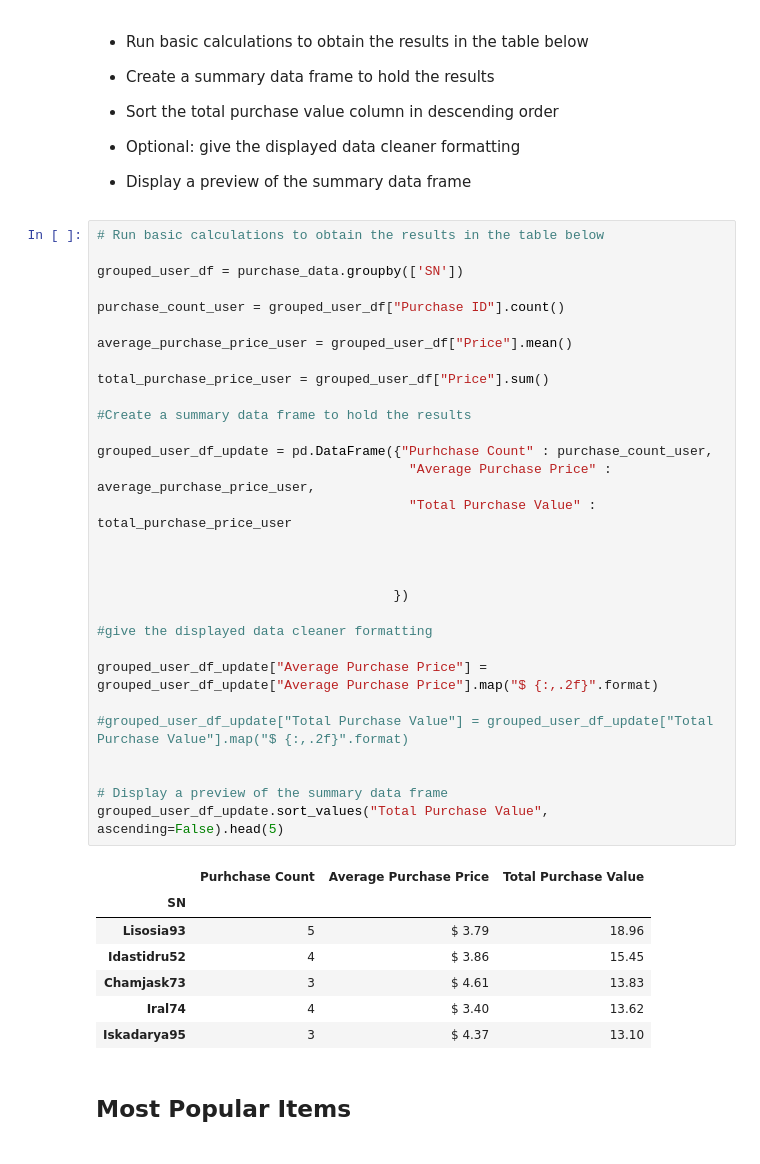
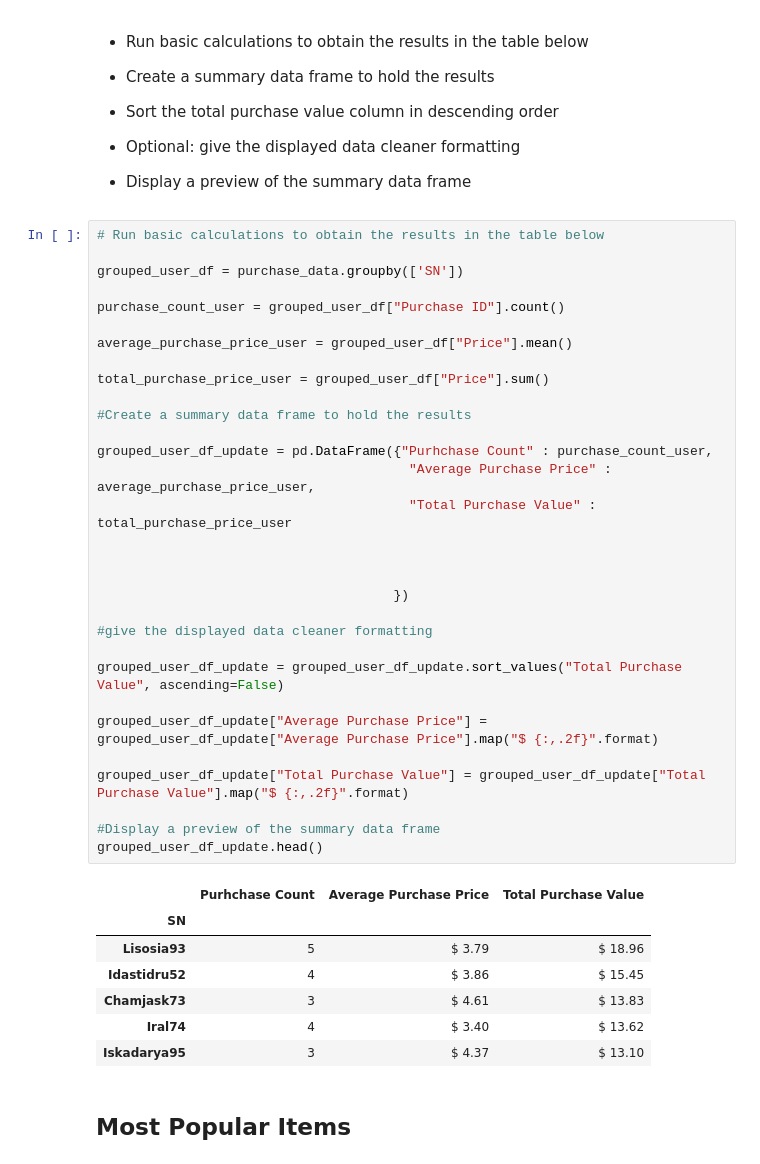
Before and after one commit to amitbuet97/HeroesOfPymoli, a Jupyter notebook: HeroesOfPymoli_starter.ipynb, the cells around one changed output. Saved outputs shown, nothing was run; the diff lists cells and outputs as text.

```diff
--- a/HeroesOfPymoli_starter.ipynb
+++ b/HeroesOfPymoli_starter.ipynb
@@ -295,41 +295,42 @@ purchase_count_update
 # %%
 # Run basic calculations to obtain the results in the table below
 
 grouped_user_df = purchase_data.groupby(['SN'])
 
 purchase_count_user = grouped_user_df["Purchase ID"].count()
 
 average_purchase_price_user = grouped_user_df["Price"].mean()
 
 total_purchase_price_user = grouped_user_df["Price"].sum()
 
 #Create a summary data frame to hold the results
 
 grouped_user_df_update = pd.DataFrame({"Purhchase Count" : purchase_count_user,
                                         "Average Purchase Price" :  average_purchase_price_user,
                                         "Total Purchase Value" : total_purchase_price_user
 
 
 
                                       })
 
 #give the displayed data cleaner formatting
 
+grouped_user_df_update = grouped_user_df_update.sort_values("Total Purchase Value", ascending=False)
+
 grouped_user_df_update["Average Purchase Price"] = grouped_user_df_update["Average Purchase Price"].map("$ {:,.2f}".format)
 
-#grouped_user_df_update["Total Purchase Value"] = grouped_user_df_update["Total Purchase Value"].map("$ {:,.2f}".format)
+grouped_user_df_update["Total Purchase Value"] = grouped_user_df_update["Total Purchase Value"].map("$ {:,.2f}".format)
 
-
-# Display a preview of the summary data frame
-grouped_user_df_update.sort_values("Total Purchase Value", ascending=False).head(5)
+#Display a preview of the summary data frame
+grouped_user_df_update.head()
 # %% [output]
 |  | Purhchase Count | Average Purchase Price | Total Purchase Value |
 | SN |  |  |  |
-| Lisosia93 | 5 | $ 3.79 | 18.96 |
-| Idastidru52 | 4 | $ 3.86 | 15.45 |
-| Chamjask73 | 3 | $ 4.61 | 13.83 |
-| Iral74 | 4 | $ 3.40 | 13.62 |
-| Iskadarya95 | 3 | $ 4.37 | 13.10 |
+| Lisosia93 | 5 | $ 3.79 | $ 18.96 |
+| Idastidru52 | 4 | $ 3.86 | $ 15.45 |
+| Chamjask73 | 3 | $ 4.61 | $ 13.83 |
+| Iral74 | 4 | $ 3.40 | $ 13.62 |
+| Iskadarya95 | 3 | $ 4.37 | $ 13.10 |
 # %% [markdown]
 ## Most Popular Items
 # %% [markdown]
```
Also changed, not shown: parts of 4 cells of this notebook.
